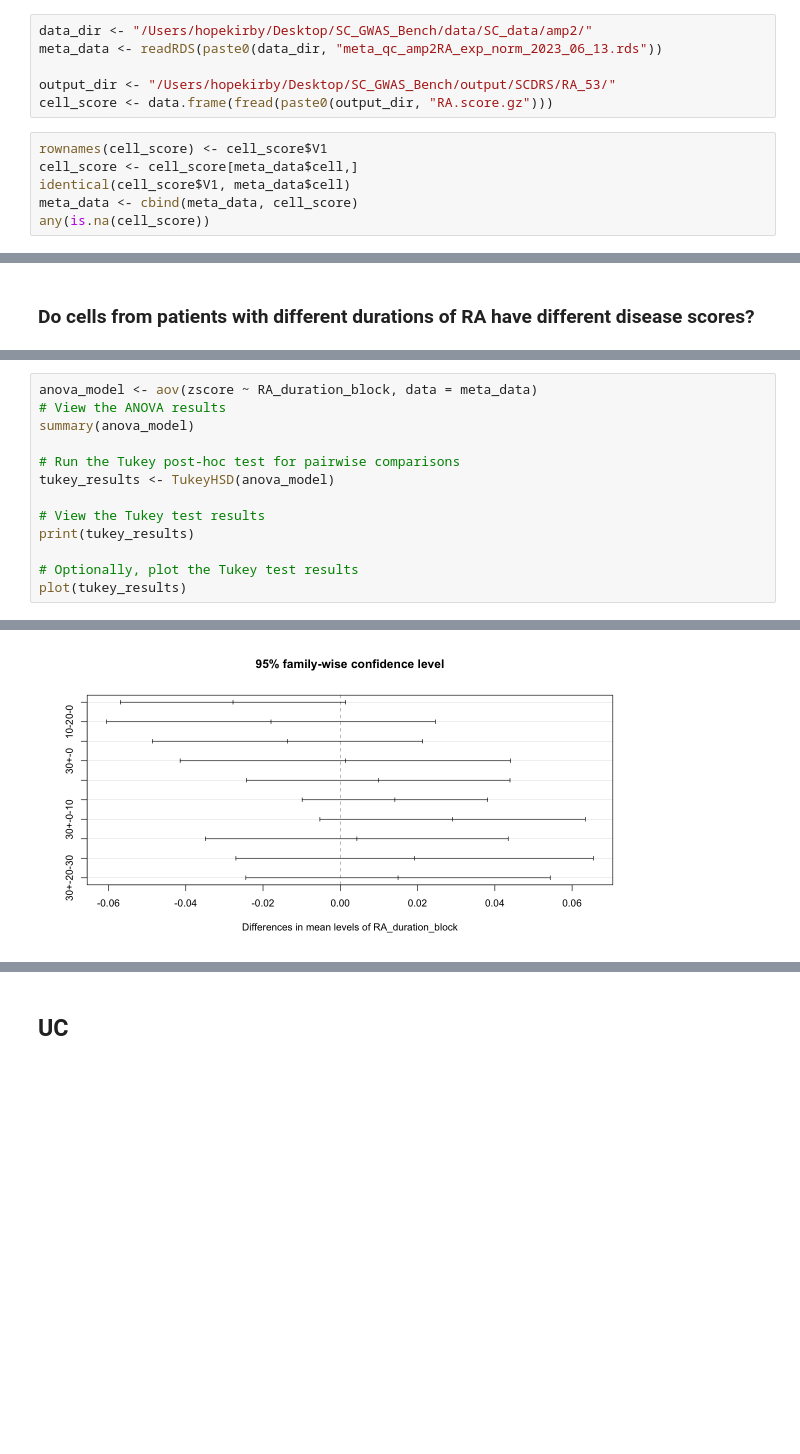
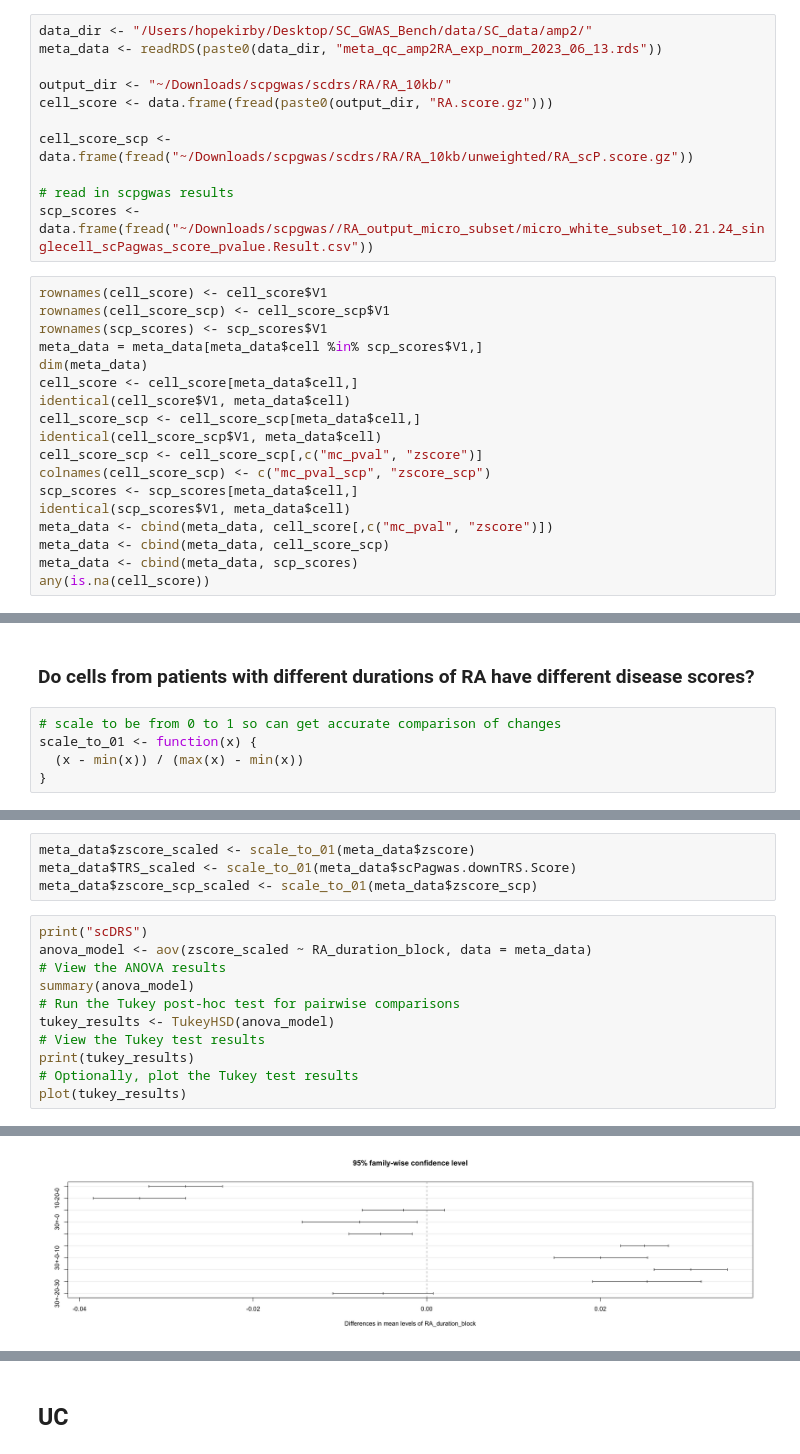
Before and after one commit to fanzhanglab/SCRNA-GWAS-Benchmarking, a Jupyter notebook: analysis/0A_Tool_Benchmarking/Sensitivity/Evaluate_Disease_Bias.ipynb, the cells around one changed output, grey strips where cells are left out. Drawn from its saved outputs; the diff is of its cells as text; blank space fills up the shorter version.

```diff
--- a/analysis/0A_Tool_Benchmarking/Sensitivity/Evaluate_Disease_Bias.ipynb
+++ b/analysis/0A_Tool_Benchmarking/Sensitivity/Evaluate_Disease_Bias.ipynb
@@ -11,12 +15,29 @@ library(ggplot2)
 data_dir <- "/Users/hopekirby/Desktop/SC_GWAS_Bench/data/SC_data/amp2/"
 meta_data <- readRDS(paste0(data_dir, "meta_qc_amp2RA_exp_norm_2023_06_13.rds"))
 
-output_dir <- "/Users/hopekirby/Desktop/SC_GWAS_Bench/output/SCDRS/RA_53/"
+output_dir <- "~/Downloads/scpgwas/scdrs/RA/RA_10kb/"
 cell_score <- data.frame(fread(paste0(output_dir, "RA.score.gz")))
+
+cell_score_scp <- data.frame(fread("~/Downloads/scpgwas/scdrs/RA/RA_10kb/unweighted/RA_scP.score.gz"))
+
+# read in scpgwas results
+scp_scores <- data.frame(fread("~/Downloads/scpgwas//RA_output_micro_subset/micro_white_subset_10.21.24_singlecell_scPagwas_score_pvalue.Result.csv"))
 # %%
 rownames(cell_score) <- cell_score$V1
+rownames(cell_score_scp) <- cell_score_scp$V1
+rownames(scp_scores) <- scp_scores$V1
+meta_data = meta_data[meta_data$cell %in% scp_scores$V1,]
+dim(meta_data)
 cell_score <- cell_score[meta_data$cell,]
 identical(cell_score$V1, meta_data$cell)
-meta_data <- cbind(meta_data, cell_score)
+cell_score_scp <- cell_score_scp[meta_data$cell,]
+identical(cell_score_scp$V1, meta_data$cell)
+cell_score_scp <- cell_score_scp[,c("mc_pval", "zscore")]
+colnames(cell_score_scp) <- c("mc_pval_scp", "zscore_scp")
+scp_scores <- scp_scores[meta_data$cell,]
+identical(scp_scores$V1, meta_data$cell)
+meta_data <- cbind(meta_data, cell_score[,c("mc_pval", "zscore")])
+meta_data <- cbind(meta_data, cell_score_scp)
+meta_data <- cbind(meta_data, scp_scores)
 any(is.na(cell_score))
 # %% [output]
@@ -88,3 +114,8 @@ ggsave("./RA_durationblock_cellstate.png", dpi=300, height=7, width=30)
 # %% [markdown]
 ### Do cells from patients with different durations of RA have different disease scores?
+# %%
+# scale to be from 0 to 1 so can get accurate comparison of changes
+scale_to_01 <- function(x) {
+  (x - min(x)) / (max(x) - min(x))
+}
 # %%
@@ -97,14 +150,16 @@ ggsave("./RA_durationblock_scDRScore.png", dpi=300, width=7, height=5)
+# %%
+meta_data$zscore_scaled <- scale_to_01(meta_data$zscore)
+meta_data$TRS_scaled <- scale_to_01(meta_data$scPagwas.downTRS.Score)
+meta_data$zscore_scp_scaled <- scale_to_01(meta_data$zscore_scp)
 # %%
-anova_model <- aov(zscore ~ RA_duration_block, data = meta_data)
+print("scDRS")
+anova_model <- aov(zscore_scaled ~ RA_duration_block, data = meta_data)
 # View the ANOVA results
 summary(anova_model)
-
 # Run the Tukey post-hoc test for pairwise comparisons
 tukey_results <- TukeyHSD(anova_model)
-
 # View the Tukey test results
 print(tukey_results)
-
 # Optionally, plot the Tukey test results
 plot(tukey_results)
 # %% [output]
@@ -133 +189 @@ $RA_duration_block
-[figure, old version]
+[figure, new version]
```
Also changed, not shown: parts of 35 cells of this notebook, 3 other files.
